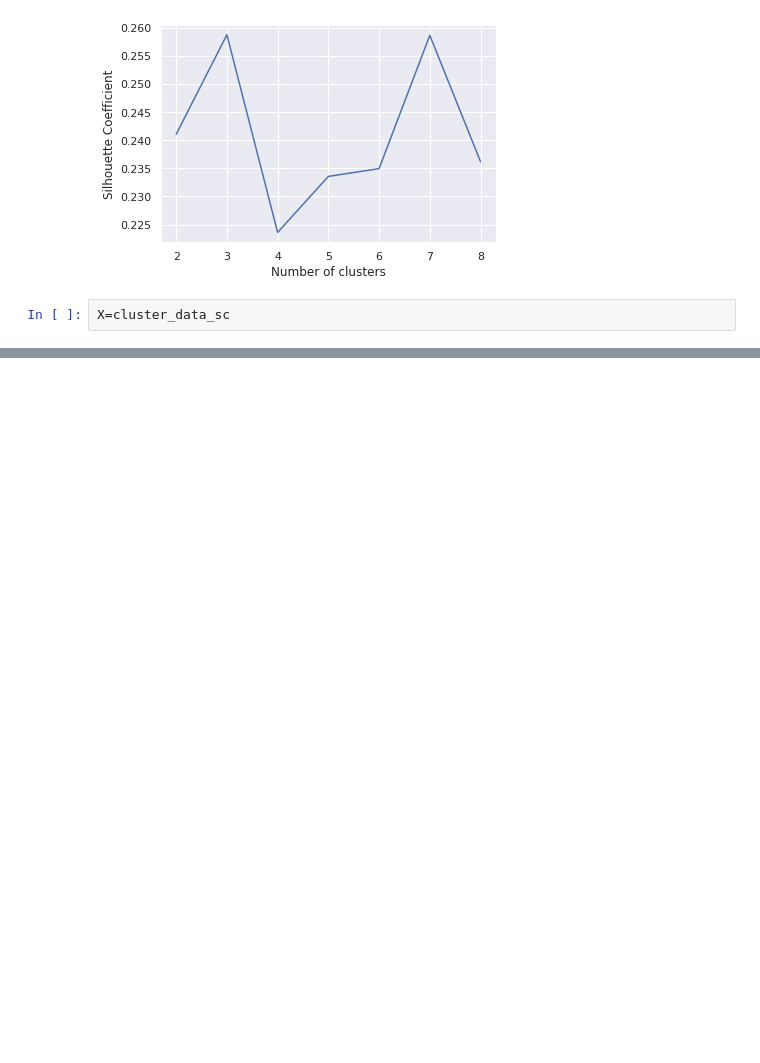
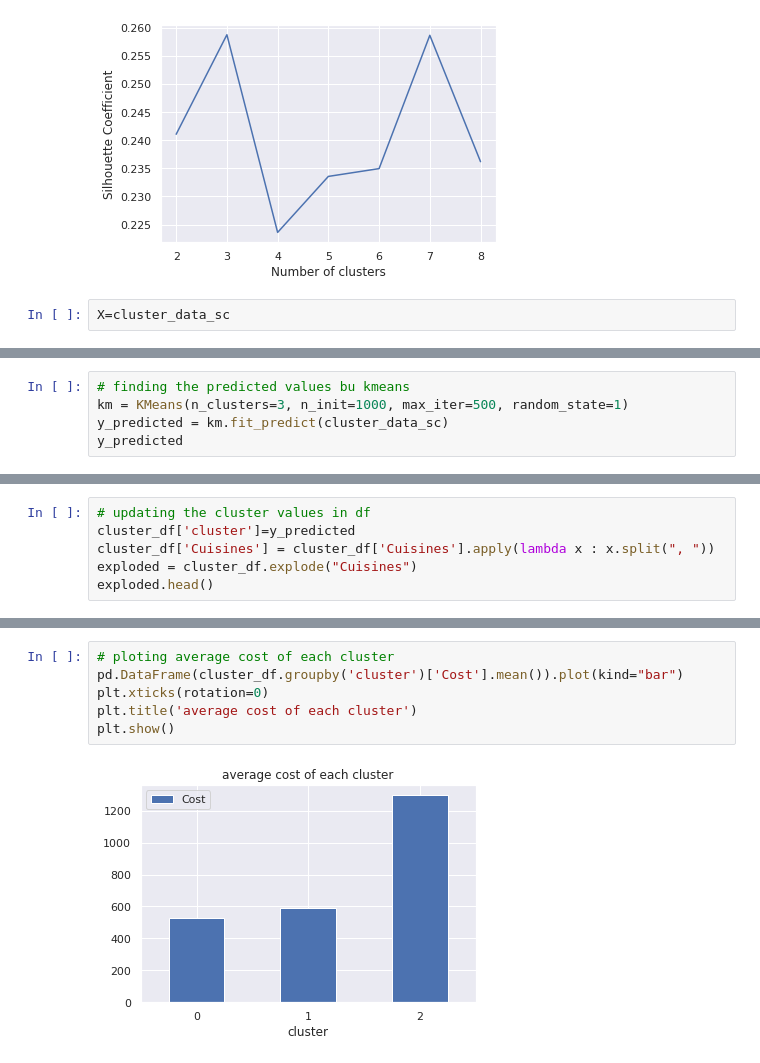
Before and after one commit to Sivaramaguhan/Zomato-Restaurant-Clustering-And-Sentiment-Analysis, a Jupyter notebook: Zomato_Restaurant_Clustering_And_Sentiment_Analysis.ipynb, the cells around one changed output, grey strips where cells are left out. Cells and saved outputs as stored; diff of their text form; blank space fills up the shorter version.

```diff
--- a/Zomato_Restaurant_Clustering_And_Sentiment_Analysis.ipynb
+++ b/Zomato_Restaurant_Clustering_And_Sentiment_Analysis.ipynb
@@ -1437,0 +1440,5 @@ For n_clusters = 15 The average silhouette_score is : 0.3127674839409319
+# %%
+# finding the predicted values bu kmeans
+km = KMeans(n_clusters=3, n_init=1000, max_iter=500, random_state=1)
+y_predicted = km.fit_predict(cluster_data_sc)
+y_predicted
@@ -1437,0 +1459,6 @@ For n_clusters = 15 The average silhouette_score is : 0.3127674839409319
+# %%
+# updating the cluster values in df
+cluster_df['cluster']=y_predicted
+cluster_df['Cuisines'] = cluster_df['Cuisines'].apply(lambda x : x.split(", "))
+exploded = cluster_df.explode("Cuisines")
+exploded.head()
@@ -1437,0 +1498,8 @@ For n_clusters = 15 The average silhouette_score is : 0.3127674839409319
+# %%
+# ploting average cost of each cluster
+pd.DataFrame(cluster_df.groupby('cluster')['Cost'].mean()).plot(kind="bar")
+plt.xticks(rotation=0)
+plt.title('average cost of each cluster')
+plt.show()
+# %% [output]
+[figure, added]
```
Also changed, not shown: parts of 82 cells of this notebook.
